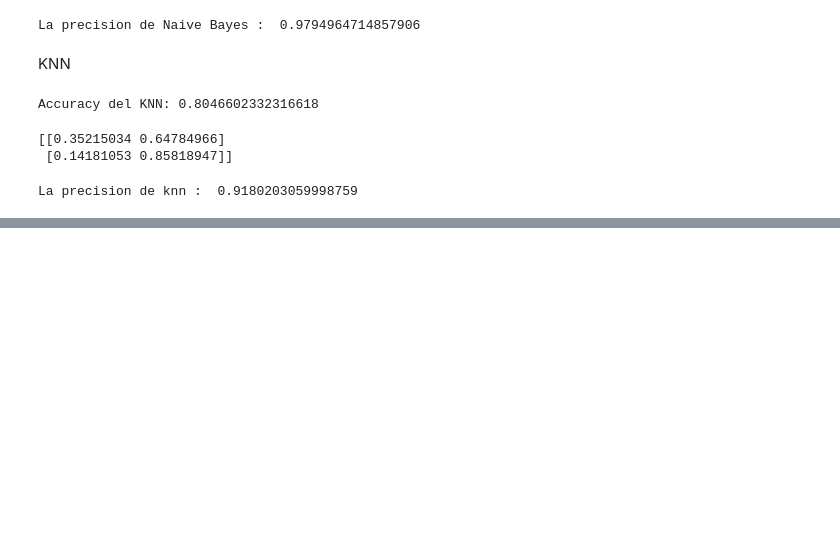
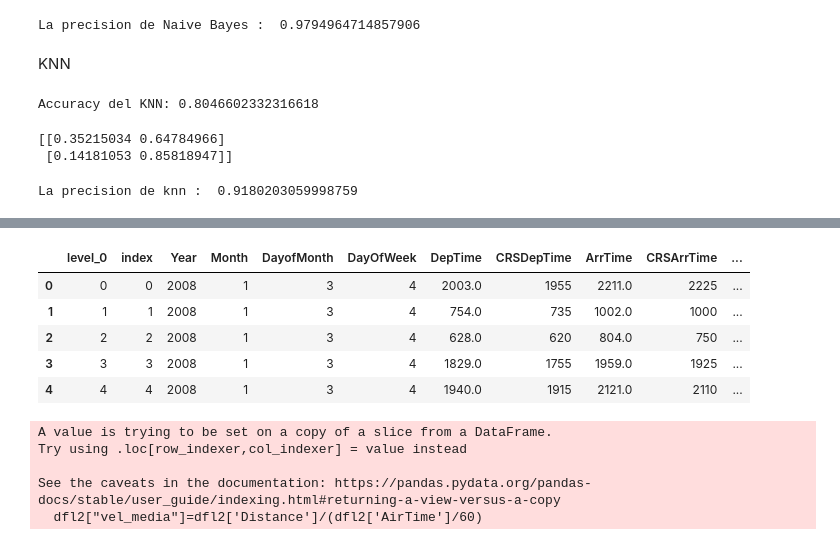
Before and after one commit to losds/Supervisat_Classificacio, a Jupyter notebook: Aprenentage Supervisat.ipynb, the cells around one changed output, grey strips where cells are left out. Saved outputs shown, nothing was run; the diff lists cells and outputs as text; code cells hidden in the pictures; blank space fills up the shorter version.

```diff
--- a/Aprenentage Supervisat.ipynb
+++ b/Aprenentage Supervisat.ipynb
@@ -187,0 +293,9 @@ La precision de knn :  0.9180203059998759
+# %%
+dfl.head()
+# %% [output]
+|  | level_0 | index | Year | Month | DayofMonth | DayOfWeek | DepTime | CRSDepTime | ArrTime | CRSArrTime | ... |
+| 0 | 0 | 0 | 2008 | 1 | 3 | 4 | 2003.0 | 1955 | 2211.0 | 2225 | ... |
+| 1 | 1 | 1 | 2008 | 1 | 3 | 4 | 754.0 | 735 | 1002.0 | 1000 | ... |
+| 2 | 2 | 2 | 2008 | 1 | 3 | 4 | 628.0 | 620 | 804.0 | 750 | ... |
+| 3 | 3 | 3 | 2008 | 1 | 3 | 4 | 1829.0 | 1755 | 1959.0 | 1925 | ... |
+| 4 | 4 | 4 | 2008 | 1 | 3 | 4 | 1940.0 | 1915 | 2121.0 | 2110 | ... |
@@ -187,0 +308,8 @@ La precision de knn :  0.9180203059998759
+# %%
+dfl2["vel_media"]=dfl2['Distance']/(dfl2['AirTime']/60)
+# %% [output]
+A value is trying to be set on a copy of a slice from a DataFrame.
+Try using .loc[row_indexer,col_indexer] = value instead
+
+See the caveats in the documentation: https://pandas.pydata.org/pandas-docs/stable/user_guide/indexing.html#returning-a-view-versus-a-copy
+  dfl2["vel_media"]=dfl2['Distance']/(dfl2['AirTime']/60)
```
Also changed, not shown: parts of 52 cells of this notebook.
